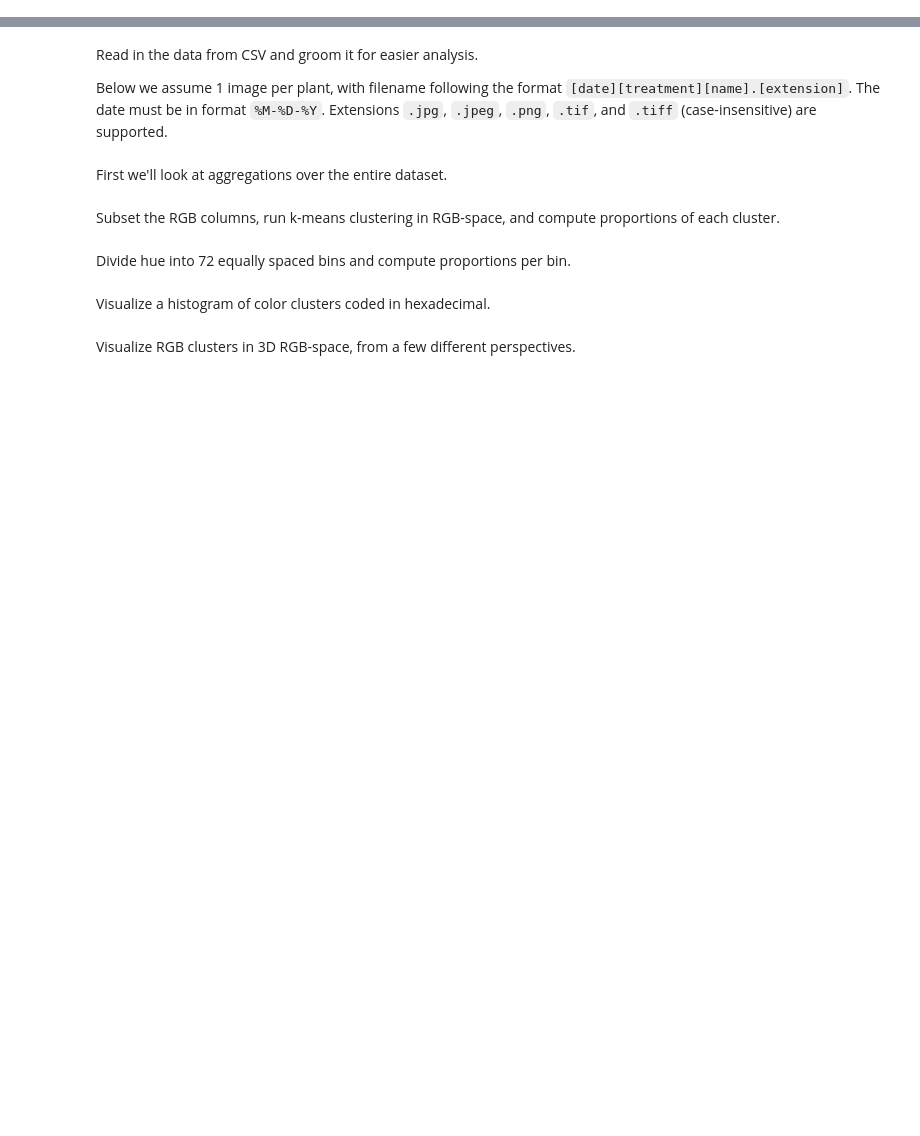
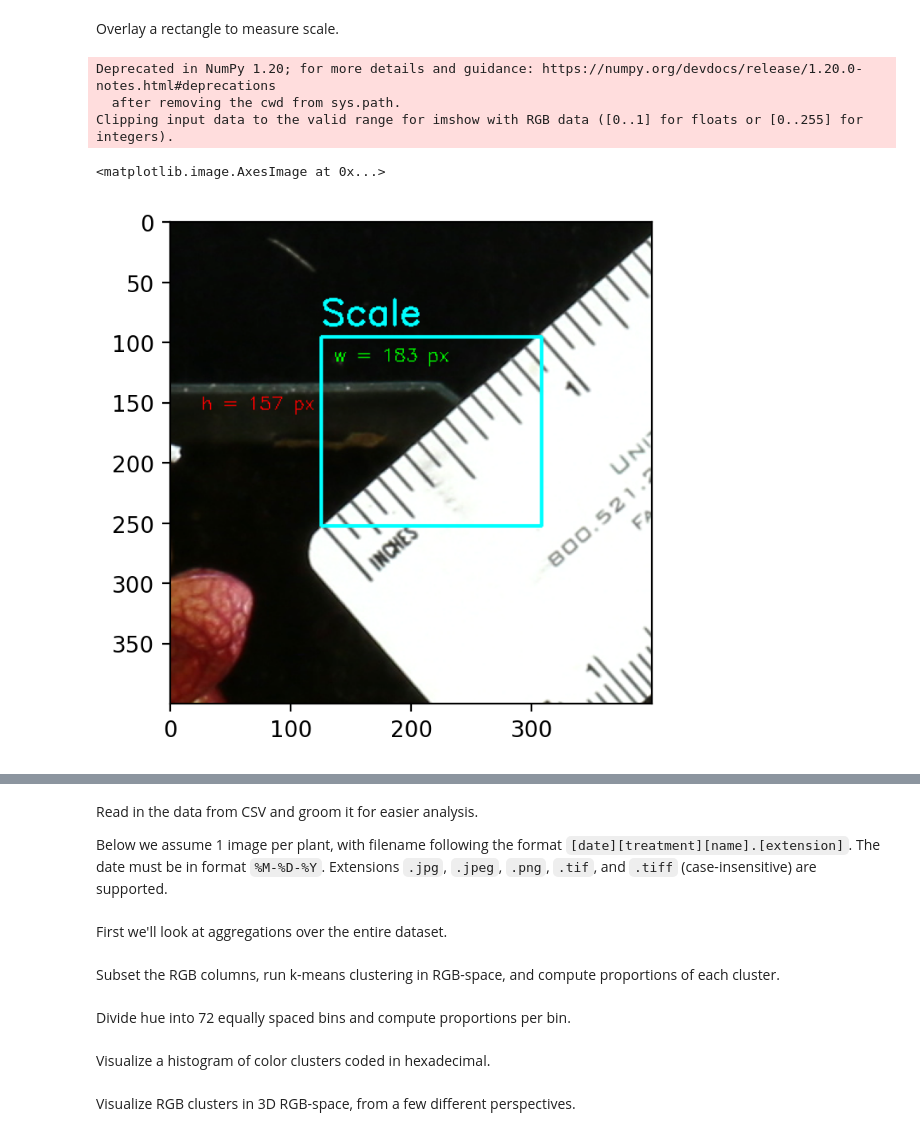
Before and after one commit to wpbonelli/pytcherplants, a Jupyter notebook: notebooks/analyze_sarracenia.ipynb, the cells around one changed output, grey strips where cells are left out. Cells and saved outputs as stored; diff of their text form; code cells hidden in the pictures; blank space fills up the shorter version.

```diff
--- a/notebooks/analyze_sarracenia.ipynb
+++ b/notebooks/analyze_sarracenia.ipynb
@@ -17,0 +79,46 @@ Import dependencies.
+# %% [markdown]
+Overlay a rectangle to measure scale.
+# %%
+scale_copy = scale.copy()
+
+# reduce image brightness
+a = np.ones(scale_copy.shape, dtype=np.float) / 200
+scale_copy = scale_copy * a
+
+# define scaling box
+x = 3225
+y = 2295
+w = 183
+h = 157
+cv2.rectangle(scale_copy, (x, y), (x + w, y + h), (0, 220, 50), 2)
+cv2.putText(scale_copy,
+            "Scale",
+            (x, y - 10),
+            cv2.FONT_HERSHEY_SIMPLEX,
+            1.0,
+            (0, 220, 50),
+            2)
+cv2.putText(scale_copy,
+            f"w = {w} px",
+            (x + 10, y + 20),
+            cv2.FONT_HERSHEY_SIMPLEX,
+            0.5,
+            (0, 255, 0),
+            1)
+cv2.putText(scale_copy,
+            f"h = {h} px",
+            (x - 100, y + 60),
+            cv2.FONT_HERSHEY_SIMPLEX,
+            0.5,
+            (255, 0, 0),
+            1)
+
+# zoom in
+cropped = scale_copy[2200:2600, 3100:3500]
+plt.imshow(cropped)
+# %% [output]
+Deprecated in NumPy 1.20; for more details and guidance: https://numpy.org/devdocs/release/1.20.0-notes.html#deprecations
+  after removing the cwd from sys.path.
+Clipping input data to the valid range for imshow with RGB data ([0..1] for floats or [0..255] for integers).
+<matplotlib.image.AxesImage at 0x...>
+[figure, added]
```
Also changed, not shown: parts of 16 cells of this notebook, 1 other file.
